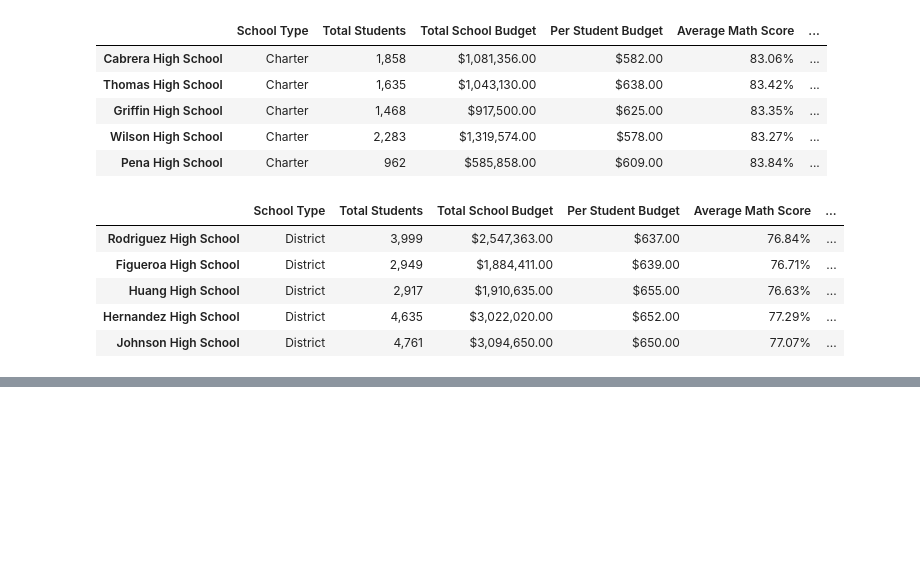
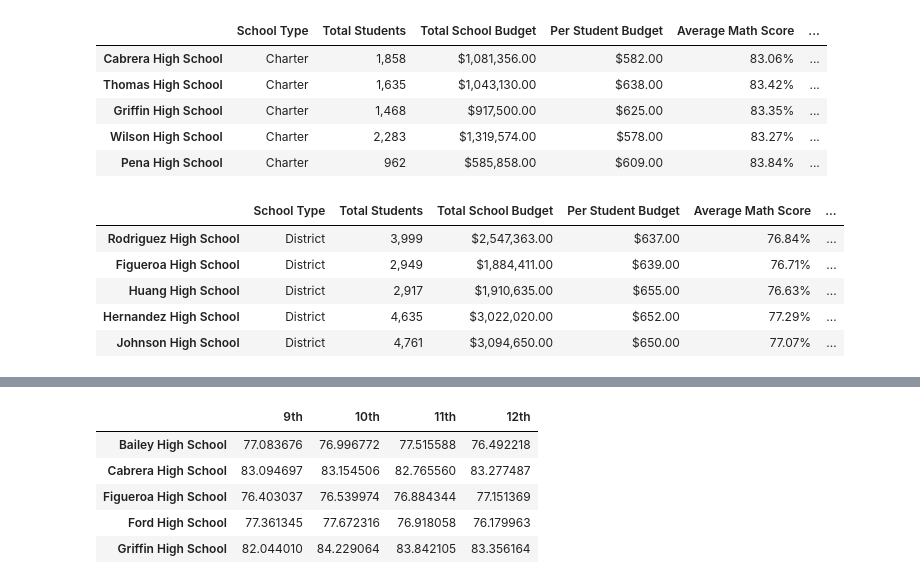
Before and after one commit to dannyvchu/School-District-Analysis, a Jupyter notebook: PyCitySchools.ipynb, the cells around one changed output, grey strips where cells are left out. Cells and saved outputs as stored; diff of their text form; code cells hidden in the pictures; blank space fills up the shorter version.

```diff
--- a/PyCitySchools.ipynb
+++ b/PyCitySchools.ipynb
@@ -570,0 +674,25 @@ bottom_schools.head()
+# %%
+# Format each grade column
+math_scores_by_grade['9th'] = math_scores_by_grade['9th'].map('{:.1f}'.format)
+
+math_scores_by_grade['10th'] = math_scores_by_grade['10th'].map('{:1f}'.format)
+
+math_scores_by_grade['11th'] = math_scores_by_grade['11th'].map('{:1f}'.format)
+
+math_scores_by_grade['12th'] = math_scores_by_grade['12th'].map('{:1f}'.format)
+
+# Make sure columns are in the right order.
+math_scores_by_grade = math_scores_by_grade[['9th','10th','11th','12th']]
+
+# Remove the index name.
+math_scores_by_grade.index.name = None
+
+# Display the DataFrame.
+math_scores_by_grade.head()
+# %% [output]
+|  | 9th | 10th | 11th | 12th |
+| Bailey High School | 77.083676 | 76.996772 | 77.515588 | 76.492218 |
+| Cabrera High School | 83.094697 | 83.154506 | 82.765560 | 83.277487 |
+| Figueroa High School | 76.403037 | 76.539974 | 76.884344 | 77.151369 |
+| Ford High School | 77.361345 | 77.672316 | 76.918058 | 76.179963 |
+| Griffin High School | 82.044010 | 84.229064 | 83.842105 | 83.356164 |
```
Also changed, not shown: parts of 8 cells of this notebook.
